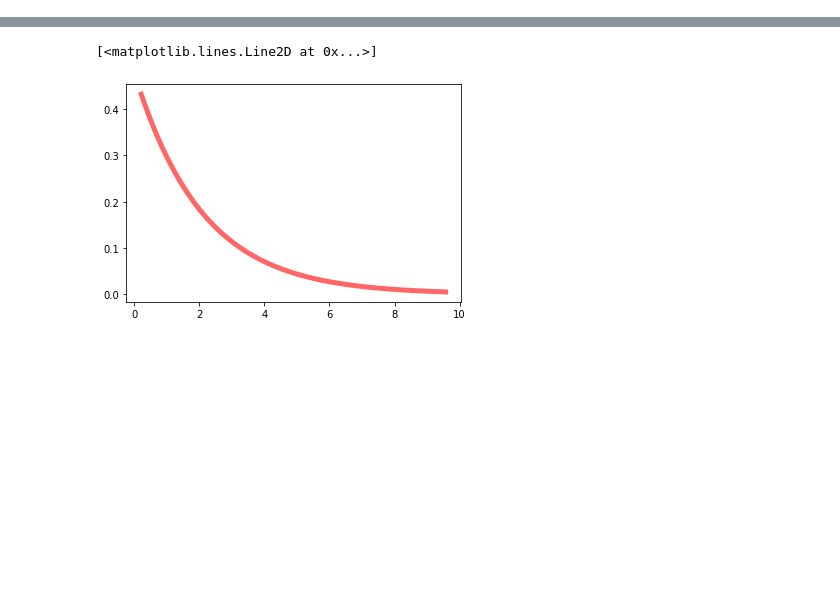
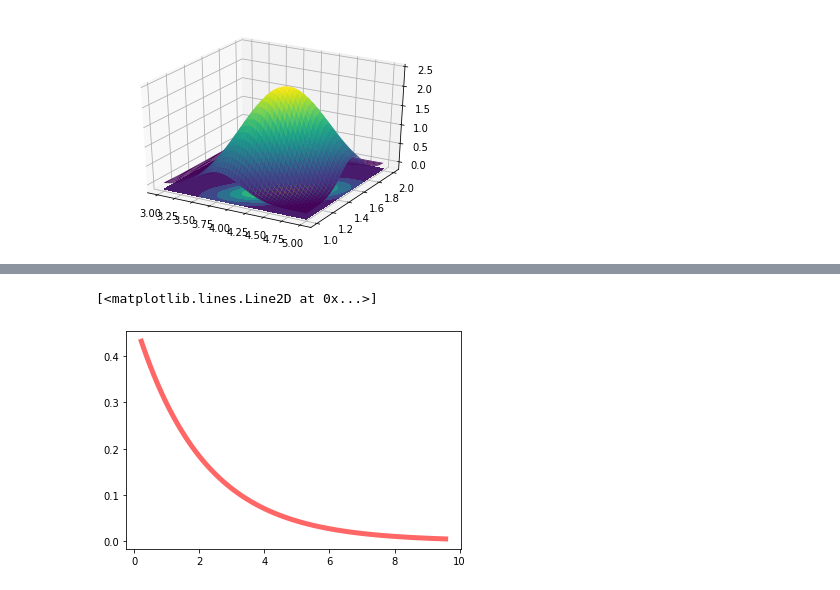
Before and after one commit to PascalPolygon/pattern_recognition, a Jupyter notebook: p6_MVG_class.ipynb, the cells around one changed output, grey strips where cells are left out. Saved outputs shown, nothing was run; the diff lists cells and outputs as text; code cells hidden in the pictures; blank space fills up the shorter version.

```diff
--- a/p6_MVG_class.ipynb
+++ b/p6_MVG_class.ipynb
@@ -10,0 +12,11 @@ ncx2.ppf(0.10, df, nc)
+# %%
+N = 150
+X = np.linspace(3, 5, N)
+Y = np.linspace(1, 2, N)
+X, Y = np.meshgrid(X, Y)
+pos = np.empty(X.shape + (2,))
+pos[:, :, 0] = X
+pos[:, :, 1] = Y
+F = multivariate_normal(u, C)
+Z = F.pdf(pos)
+Z.shape
@@ -10,0 +32,10 @@ ncx2.ppf(0.10, df, nc)
+# %%
+fig = plt.figure()
+ax = plt.axes(projection='3d')
+ax.plot_surface(X, Y, Z, rstride=3, cstride=3, linewidth=1, antialiased=True,
+                cmap=cm.viridis)
+cset = ax.contourf(X, Y, Z, zdir='z', offset=-0.15, cmap=cm.viridis)
+ax.set_zlim(-0.15,2.5)
+plt.show()
+# %% [output]
+[figure, added]
```
Also changed, not shown: parts of 19 cells of this notebook, 1 other file.
